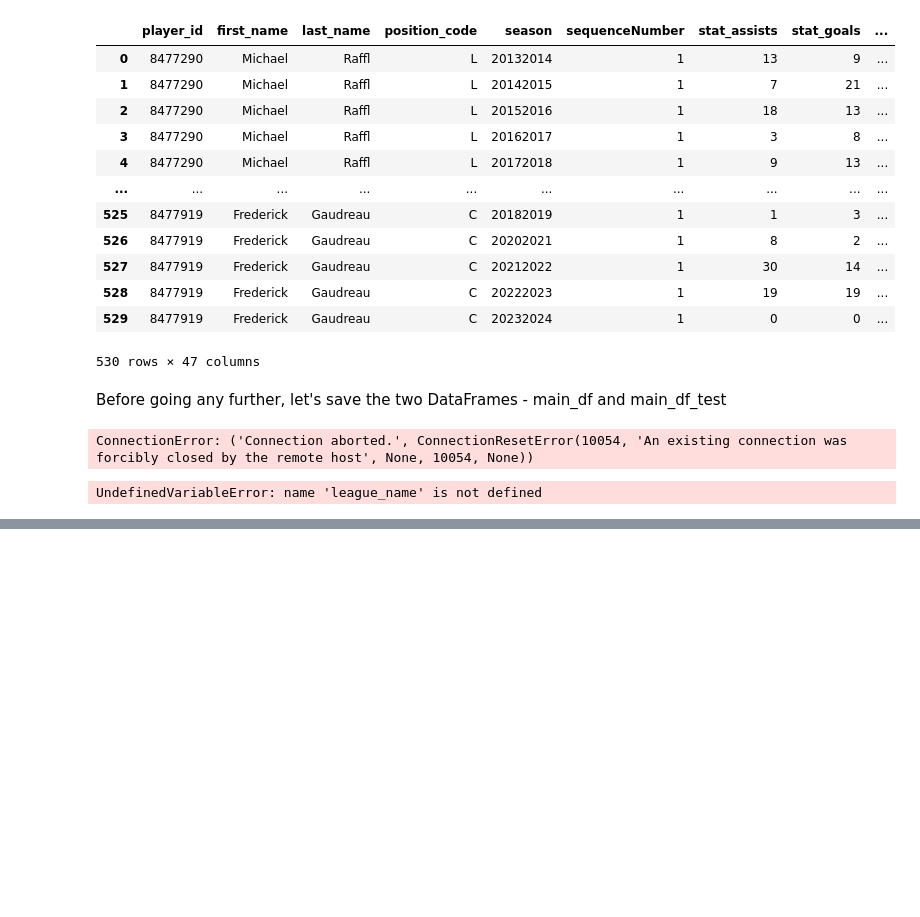
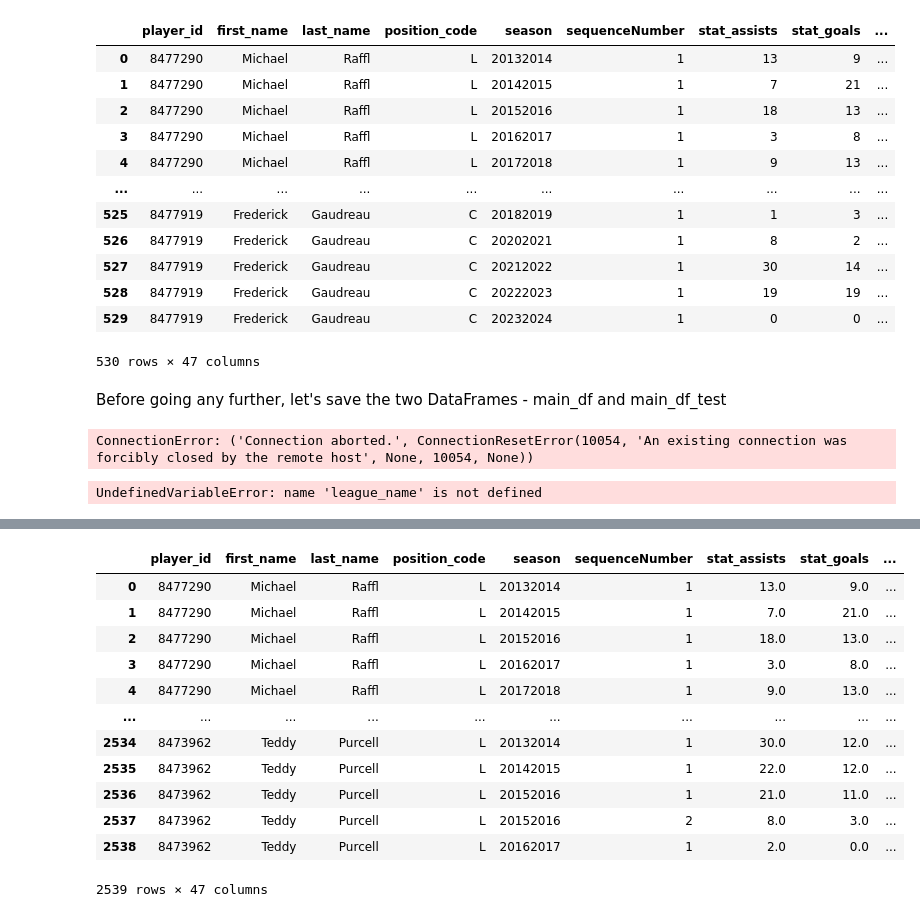
Before and after one commit to taylor975/goals_predict, a Jupyter notebook: Data_Collection.ipynb, the cells around one changed output, grey strips where cells are left out. Saved outputs shown, nothing was run; the diff lists cells and outputs as text; code cells hidden in the pictures; blank space fills up the shorter version.

```diff
--- a/Data_Collection.ipynb
+++ b/Data_Collection.ipynb
@@ -351,3 +418,19 @@ UndefinedVariableError: name 'league_name' is not defined
+# %%
+main_df
+# %% [output]
+|  | player_id | first_name | last_name | position_code | season | sequenceNumber | stat_assists | stat_goals | ... |
+| 0 | 8477290 | Michael | Raffl | L | 20132014 | 1 | 13.0 | 9.0 | ... |
+| 1 | 8477290 | Michael | Raffl | L | 20142015 | 1 | 7.0 | 21.0 | ... |
+| 2 | 8477290 | Michael | Raffl | L | 20152016 | 1 | 18.0 | 13.0 | ... |
+| 3 | 8477290 | Michael | Raffl | L | 20162017 | 1 | 3.0 | 8.0 | ... |
+| 4 | 8477290 | Michael | Raffl | L | 20172018 | 1 | 9.0 | 13.0 | ... |
+| ... | ... | ... | ... | ... | ... | ... | ... | ... | ... |
+| 2534 | 8473962 | Teddy | Purcell | L | 20132014 | 1 | 30.0 | 12.0 | ... |
+| 2535 | 8473962 | Teddy | Purcell | L | 20142015 | 1 | 22.0 | 12.0 | ... |
+| 2536 | 8473962 | Teddy | Purcell | L | 20152016 | 1 | 21.0 | 11.0 | ... |
+| 2537 | 8473962 | Teddy | Purcell | L | 20152016 | 2 | 8.0 | 3.0 | ... |
+| 2538 | 8473962 | Teddy | Purcell | L | 20162017 | 1 | 2.0 | 0.0 | ... |
+2539 rows × 47 columns
 # %%
 # save main_df
 main_df.to_csv('main_df.csv', index=False)
```
Also changed, not shown: parts of 5 cells of this notebook, 7 other files.
